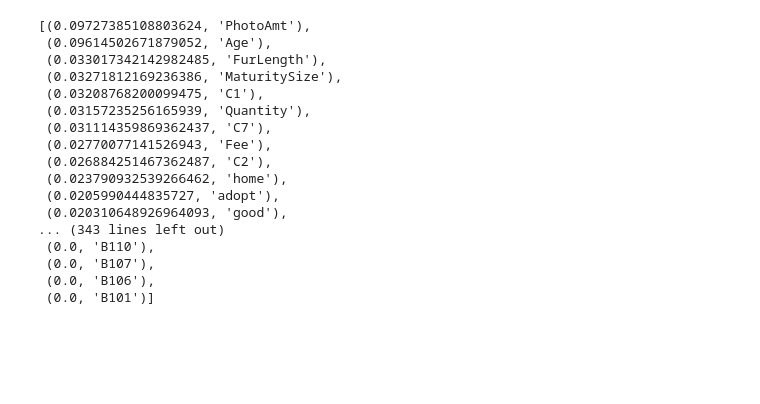
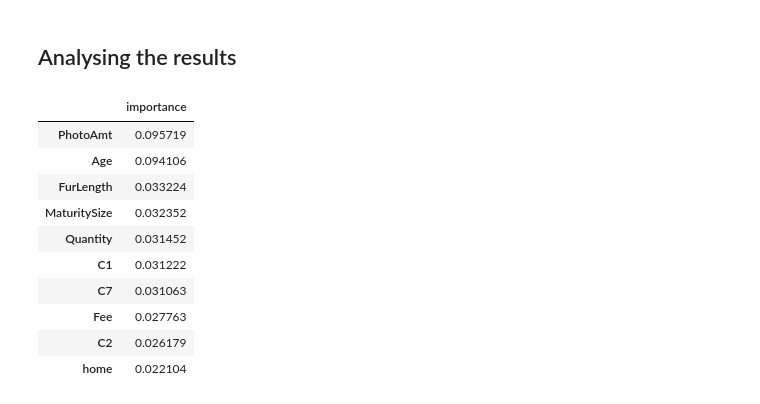
Before and after one commit to rick-62/Kaggle_PetFinder, a Jupyter notebook: model-0-01-baseline-random-forest.ipynb, the cells around one changed output. Saved outputs shown, nothing was run; the diff lists cells and outputs as text; code cells hidden in the pictures; blank space fills up the shorter version.

```diff
--- a/model-0-01-baseline-random-forest.ipynb
+++ b/model-0-01-baseline-random-forest.ipynb
@@ -78,20 +93,2 @@ for i,feature in enumerate(feature_importance):
-# %%
-sorted(features, reverse=True)
-# %% [output]
-[(0.09727385108803624, 'PhotoAmt'),
- (0.09614502671879052, 'Age'),
- (0.033017342142982485, 'FurLength'),
- (0.03271812169236386, 'MaturitySize'),
- (0.03208768200099475, 'C1'),
- (0.03157235256165939, 'Quantity'),
- (0.031114359869362437, 'C7'),
- (0.02770077141526943, 'Fee'),
- (0.026884251467362487, 'C2'),
- (0.023790932539266462, 'home'),
- (0.0205990444835727, 'adopt'),
- (0.020310648926964093, 'good'),
-... (343 lines left out)
- (0.0, 'B110'),
- (0.0, 'B107'),
- (0.0, 'B106'),
- (0.0, 'B101')]
+# %% [markdown]
+## Analysing the results
@@ -97,0 +99,14 @@ sorted(features, reverse=True)
+# %%
+feature_importances.iloc[:10,:]
+# %% [output]
+|  | importance |
+| PhotoAmt | 0.095719 |
+| Age | 0.094106 |
+| FurLength | 0.033224 |
+| MaturitySize | 0.032352 |
+| Quantity | 0.031452 |
+| C1 | 0.031222 |
+| C7 | 0.031063 |
+| Fee | 0.027763 |
+| C2 | 0.026179 |
+| home | 0.022104 |
```
Also changed, not shown: parts of 29 cells of this notebook, 1 other file.
